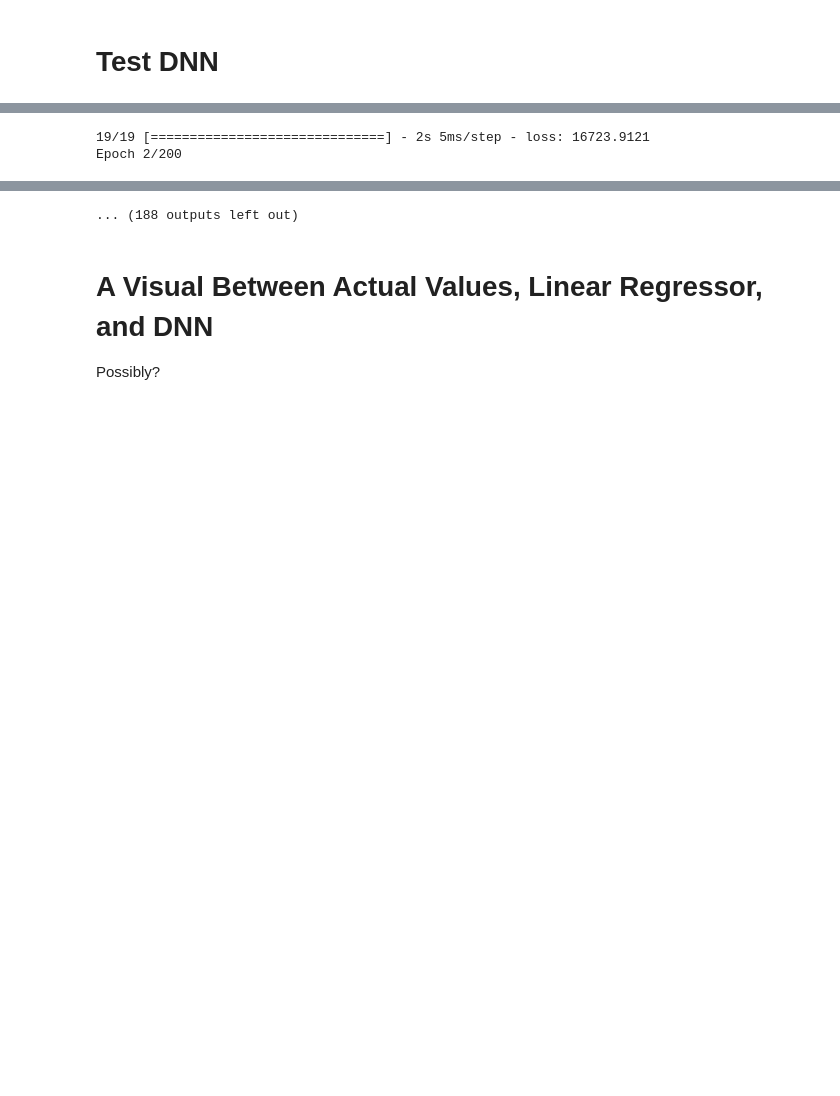
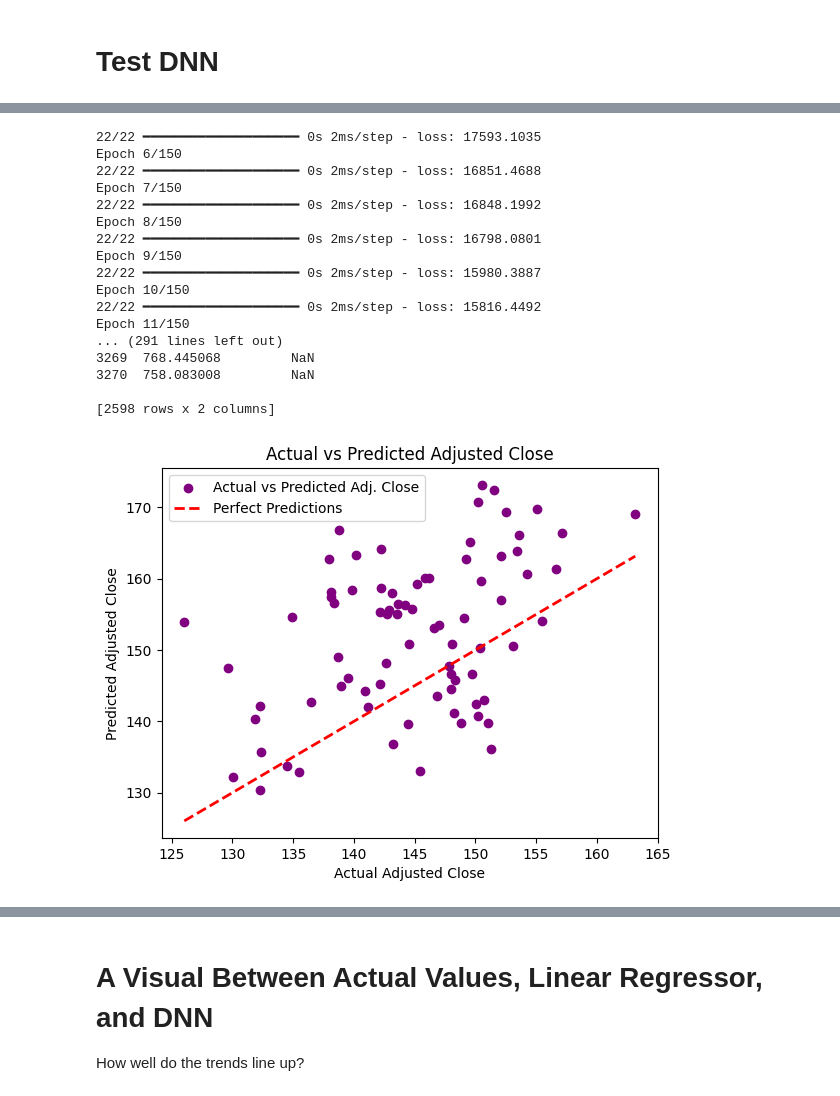
Before and after one commit to EliMartian/aapl_stock, a Jupyter notebook: aapl_stock_research.ipynb, the cells around one changed output, grey strips where cells are left out. Cells and saved outputs as stored; diff of their text form; code cells hidden in the pictures; blank space fills up the shorter version.

```diff
--- a/aapl_stock_research.ipynb
+++ b/aapl_stock_research.ipynb
@@ -1650,19 +1657,20 @@ plt.show()
 # %%
 import numpy as np
 import pandas as pd
-import keras
 from sklearn.model_selection import train_test_split
 from sklearn.preprocessing import StandardScaler
 from sklearn.metrics import mean_squared_error
+import keras
 from keras.models import Sequential
-from keras.layers import LSTM, Dense
-from keras.layers import Dropout
+from keras.layers import LSTM, Dense, Dropout
 
 model = keras.Sequential();
 
 model.add(keras.layers.Dense(6, activation='relu', input_shape=(6,)))
 model.add(keras.layers.Dense(6, activation='relu'))
+model.add(Dropout(0.2))  # Add dropout layer
 model.add(keras.layers.Dense(6, activation='relu'))
+model.add(Dropout(0.2))  # Add dropout layer
 model.add(keras.layers.Dense(1))
 
 model.compile(optimizer='adam', loss='mean_squared_error')
@@ -1674,6 +1682,8 @@ df_aapl = pd.read_csv('AAPL.csv')
 # Assign the target adj close (what we are trying to predict)
 # to be the subsequent row's adjusted close on the following day
 df_aapl['Target Adj Close'] = df_aapl['Adj Close'].shift(-2520)
+
+df_aapl['Target Date'] = df_aapl['Date'].shift(-2520)
 
 # Drop the last row to handle NaN values created by the shift
 df_aapl_non = df_aapl.dropna()
@@ -1688,24 +1698,37 @@ df_aapl_non = df_aapl.dropna()
 # X_train, X_test, y_train, y_test = train_test_split(X_aapl, y_aapl, test_size=0.2)
 
 # Specify the date to split the data
-split_date = '2012-06-01'
+split_date = '2012-9-01'
 
 # Convert the date column to datetime format if needed
 df_aapl['Date'] = pd.to_datetime(df_aapl['Date'])
 
 # Create training and testing sets
 train_set = df_aapl[df_aapl['Date'] < split_date]
+print("train_set")
+print(train_set)
 test_set = df_aapl[df_aapl['Date'] >= split_date]
+print("test_set")
+print(test_set)
 
 # Separate features (X) and target variable (y) for training and testing
 y_train = train_set['Target Adj Close']
-X_train = train_set.drop(['Adj Close', 'Target Adj Close', 'Date', 'Estimated EPS', 'Actual EPS'], axis=1)
+X_train = train_set.drop(['Adj Close', 'Target Adj Close', 'Date', 'Estimated EPS', 'Actual EPS', 'Target Date'], axis=1)
 
-y_test = test_set['Target Adj Close']
-X_test = test_set.drop(['Adj Close', 'Target Adj Close', 'Date', 'Estimated EPS', 'Actual EPS'], axis=1)
+y_test_dnn = test_set['Target Adj Close']
+X_test = test_set.drop(['Adj Close', 'Target Adj Close', 'Date', 'Estimated EPS', 'Actual EPS', 'Target Date'], axis=1)
 
+print("X_train set")
+print(X_train)
 
+print("y_train set")
+print(y_train)
 
+print("X_test set")
+print(len(X_test))
+
+print("y_test set")
+print(y_test_dnn)
 
 # Create a StandardScaler
 scaler = StandardScaler()
@@ -1716,21 +1739,21 @@ X_train_scaled = scaler.fit_transform(X_train)
 # Transform the test data using the scaler
 X_test_scaled = scaler.transform(X_test)
 
+model.fit(X_train_scaled, y_train, epochs=150, callbacks=[keras.callbacks.EarlyStopping(patience=5)])
 
-model.fit(X_train_scaled, y_train, epochs=200, callbacks=[keras.callbacks.EarlyStopping(patience=5)])
-
-y_pred = model.predict(X_test_scaled)
+y_pred_dnn = model.predict(X_test_scaled)
 
 # Create a DataFrame to display actual values and predictions
-results_df = pd.DataFrame({'Predicted': y_pred.flatten(), 'Actual': y_test})
+results_df_dnn = pd.DataFrame({'Predicted': y_pred_dnn.flatten(), 'Actual': y_test_dnn})
+print("results_df below!!")
+print(results_df_dnn)
 
 # Plot the predictions and actual results
-plt.scatter(results_df['Actual'], results_df['Predicted'], color='purple', label='Actual vs Predicted Adj. Close')
-# plt.scatter(results_df.index, results_df['Predicted'], color='green', label='DNN')
-# plt.scatter(results_total_df_dnn.index, results_total_df_dnn['Predicted'], color='red', label='Actual')
+# Plot the actual difference between the predicted and actual adjusted close
+plt.scatter(results_df_dnn['Actual'], results_df_dnn['Predicted'], color='purple', label='Actual vs Predicted Adj. Close')
 
 # Plot a diagonal line representing perfect predictions
-plt.plot([results_df['Actual'].min(), results_df['Actual'].max()], [results_df['Actual'].min(), results_df['Actual'].max()], linestyle='--', color='red', linewidth=2, label='Perfect Predictions')
+plt.plot([results_df_dnn['Actual'].min(), results_df_dnn['Actual'].max()], [results_df_dnn['Actual'].min(), results_df_dnn['Actual'].max()], linestyle='--', color='red', linewidth=2, label='Perfect Predictions')
 
 plt.xlabel('Actual Adjusted Close')
 plt.ylabel('Predicted Adjusted Close')
@@ -1739,10 +1762,10 @@ plt.legend()
 plt.show()
 
 # Custom predictor below
-# fut_data = np.array([19.695715,19.716785,19.282143,19.309643,426739600,0])
-# fut_data_scaled = scaler.transform(fut_data.reshape(1,6))
-# y_pred_fut = model.predict(fut_data_scaled.reshape(1,6), batch_size=1)
-# print(f"2031 prediction: {y_pred_fut}")
+fut_data = np.array([19.675358,19.903214,19.564644,19.696787,379985200,0])
+fut_data_scaled = scaler.transform(fut_data.reshape(1,6))
+y_pred_fut = model.predict(fut_data_scaled.reshape(1,6), batch_size=1)
+print(f"2031 prediction: {y_pred_fut}")
 
 
 df_aapl_total = pd.read_csv('AAPL.csv')
@@ -1766,2 +1812,18 @@ WARNING:tensorflow:Early stopping conditioned on metric `val_loss` which is not
-19/19 [==============================] - 2s 5ms/step - loss: 16723.9121
-Epoch 2/200
+22/22 ━━━━━━━━━━━━━━━━━━━━ 0s 2ms/step - loss: 17593.1035
+Epoch 6/150
+22/22 ━━━━━━━━━━━━━━━━━━━━ 0s 2ms/step - loss: 16851.4688
+Epoch 7/150
+22/22 ━━━━━━━━━━━━━━━━━━━━ 0s 2ms/step - loss: 16848.1992
+Epoch 8/150
+22/22 ━━━━━━━━━━━━━━━━━━━━ 0s 2ms/step - loss: 16798.0801
+Epoch 9/150
+22/22 ━━━━━━━━━━━━━━━━━━━━ 0s 2ms/step - loss: 15980.3887
+Epoch 10/150
+22/22 ━━━━━━━━━━━━━━━━━━━━ 0s 2ms/step - loss: 15816.4492
+Epoch 11/150
+... (291 lines left out)
+3269  768.445068         NaN
+3270  758.083008         NaN
+
+[2598 rows x 2 columns]
+[figure, added]
@@ -1781,5 +1834,4 @@ WARNING:tensorflow:Early stopping conditioned on metric `val_loss` which is not
-... (188 outputs left out)
 # %% [markdown]
 # A Visual Between Actual Values, Linear Regressor, and DNN
 
-Possibly?
+How well do the trends line up?
```
Also changed, not shown: parts of 20 cells of this notebook, 3 other files.
